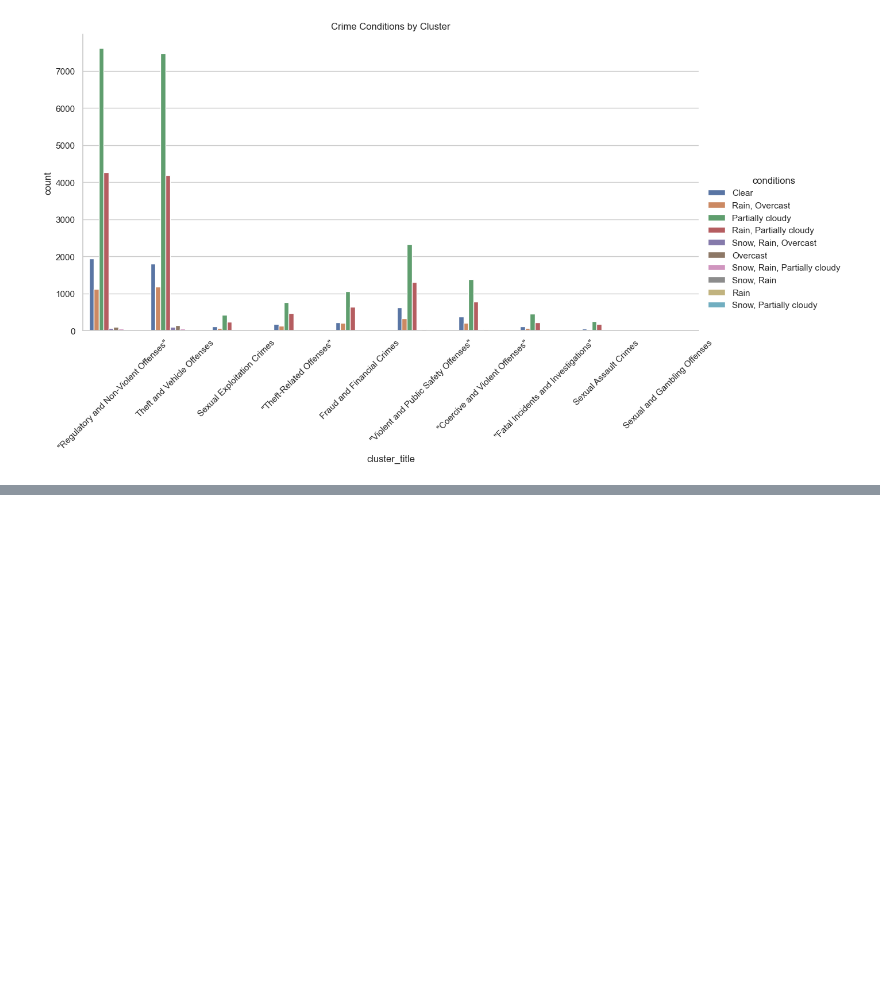
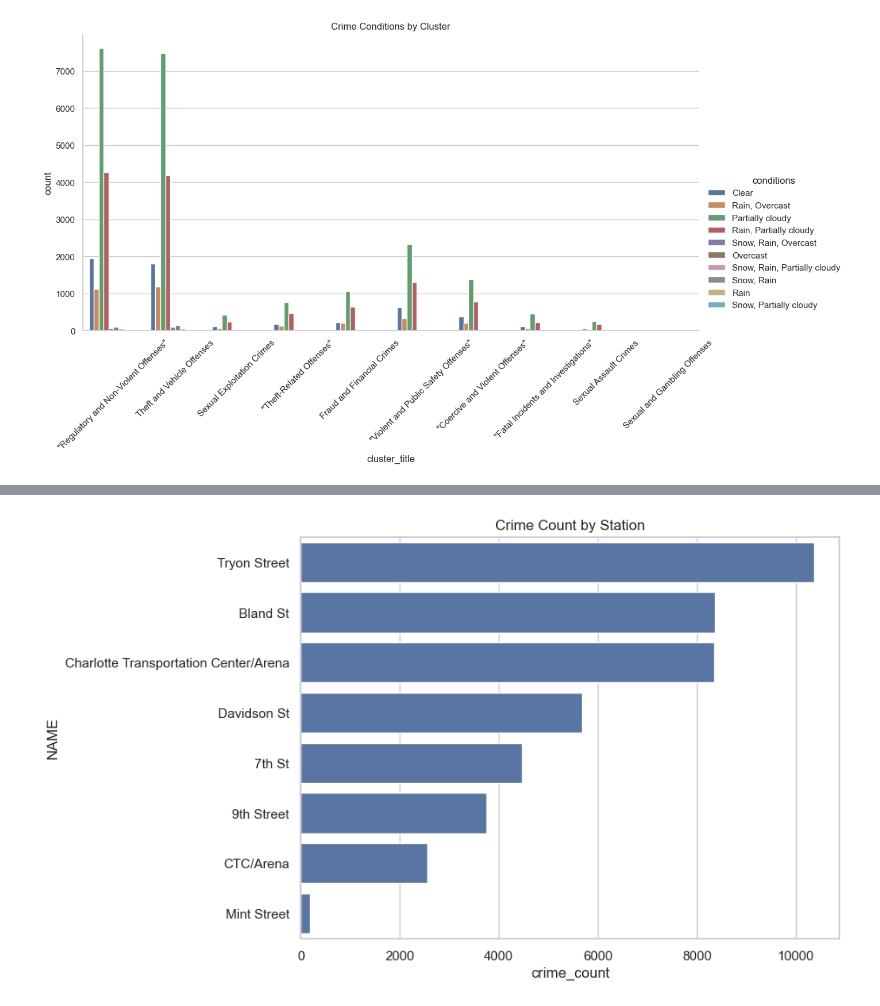
Before and after one commit to alundy98/Charlotte-Transit-Safety-Project, a Jupyter notebook: eda.ipynb, the cells around one changed output, grey strips where cells are left out. Cells and saved outputs as stored; diff of their text form; code cells hidden in the pictures; blank space fills up the shorter version.

```diff
--- a/eda.ipynb
+++ b/eda.ipynb
@@ -144,0 +400,11 @@ plt.show()
+# %%
+target_crs = "EPSG:2264"  # NAD83 / North Carolina (ftUS) commonly used; meters use 32119/26917 etc.
+crime_m = crime.to_crs(target_crs)
+stations_m = stations.to_crs(target_crs)
+
+crime_station = gpd.sjoin_nearest(
+    crime_m,
+    stations_m[["NAME", "geometry"]],
+    how="left",
+    distance_col="dist_to_station"
+)
@@ -144,0 +415,19 @@ plt.show()
+# %%
+station_crime_counts = (
+    crime_station
+    .groupby("NAME")
+    .size()
+    .reset_index(name="crime_count")
+    .sort_values("crime_count", ascending=False)
+)
+# %%
+plt.figure(figsize=(8,6))
+sns.barplot(
+    y="NAME",
+    x="crime_count",
+    data=station_crime_counts
+)
+plt.title("Crime Count by Station")
+plt.show()
+# %% [output]
+[figure, added]
```
Also changed, not shown: parts of 23 cells of this notebook.
